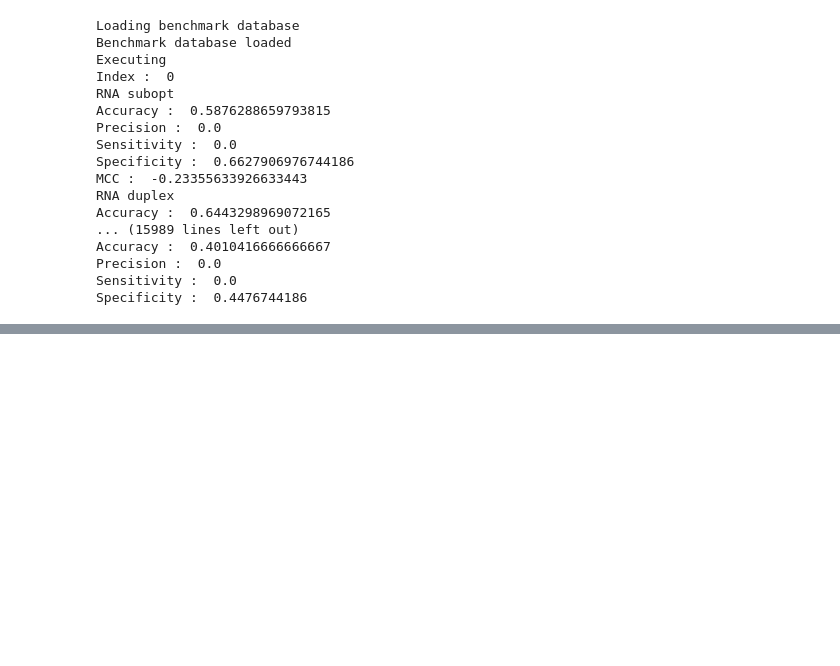
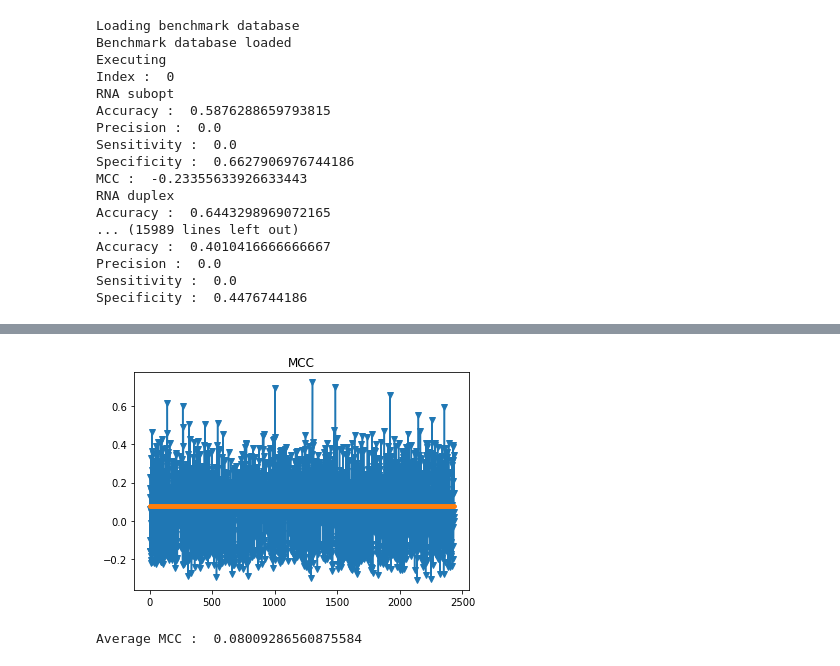
Before and after one commit to kooli89/Cassiop-e, a Jupyter notebook: benchmarkRISE-RNASubopt-RNADuplex.ipynb, the cells around one changed output, grey strips where cells are left out. Saved outputs shown, nothing was run; the diff lists cells and outputs as text; code cells hidden in the pictures; blank space fills up the shorter version.

```diff
--- a/benchmarkRISE-RNASubopt-RNADuplex.ipynb
+++ b/benchmarkRISE-RNASubopt-RNADuplex.ipynb
@@ -555,0 +566,24 @@ Average MCC :  0.4860947793479295
+# %%
+def plot_deeprna():
+    mcc = np.load('benchmark_result/Deep_rna_rna_MCC.npy')
+    length = len(mcc)
+    x = np.linspace(1,length,length)
+
+    #Print the MCC and its average value
+    fig1 = plt.figure(1)
+    plt.clf()
+    plt.title("MCC")
+    p8 = plt.plot(x,mcc, label='MCC',marker='v')
+    avg_mcc = np.mean(mcc)
+    y = np.ones(length)
+    y = np.dot(avg_mcc,y)
+    p9 = plt.plot(x,y,marker='.')
+    fig1.savefig('benchmark_result/'+'Deep_rna_rna'+'_MCC.png')
+    plt.show()
+
+    print("Average MCC : ", avg_mcc)
+# %%
+plot_deeprna()
+# %% [output]
+[figure, added]
+Average MCC :  0.08009286560875584
```
Also changed, not shown: parts of 8 cells of this notebook, 18 other files.
